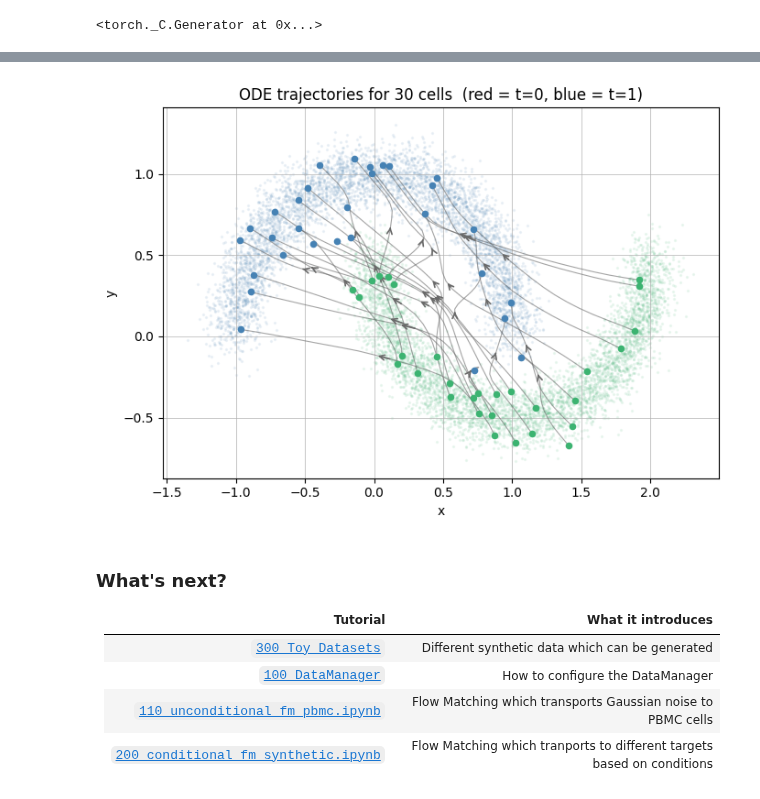
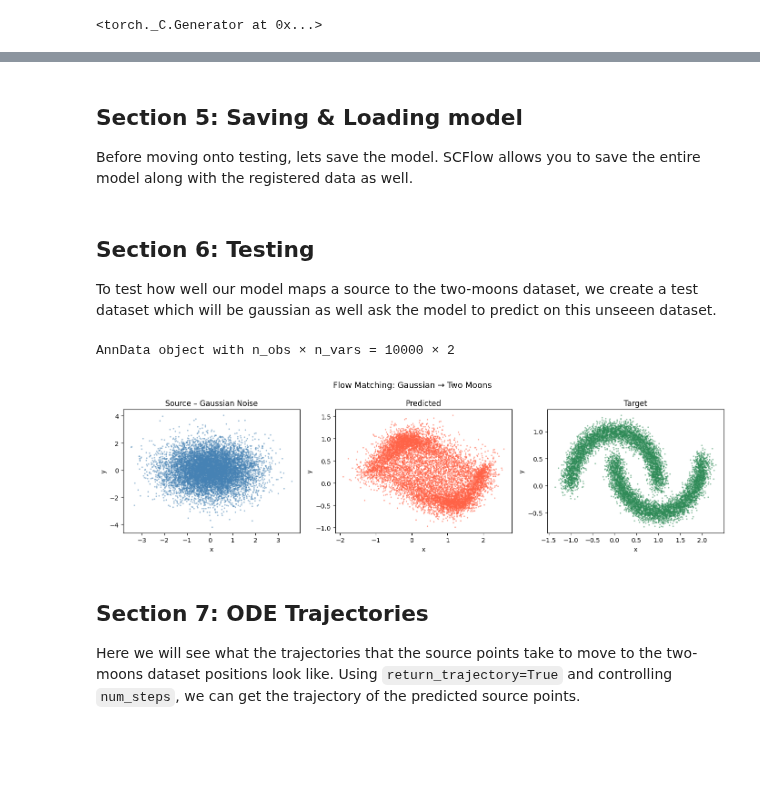
Before and after one commit to theislab/sckitflow, a Jupyter notebook: docs/notebooks/examples/tutorials/100_unconditional_fm_synthetic.ipynb, the cells around one changed output, grey strips where cells are left out. Saved outputs shown, nothing was run; the diff lists cells and outputs as text; code cells hidden in the pictures; blank space fills up the shorter version.

Commit message:
Cleaning tutorials

```diff
--- a/docs/notebooks/examples/tutorials/100_unconditional_fm_synthetic.ipynb
+++ b/docs/notebooks/examples/tutorials/100_unconditional_fm_synthetic.ipynb
@@ -119,14 +37,9 @@ We create synthetic two-moons data using `get_toy_dataset`. Check out [300_Toy_D
 dataset = get_toy_dataset("moons", n_samples=10_000, noise=0.1, random_state=SEED)
 adata = dataset.adata
 
-# Labels are in obsm['Y'] as strings ('0' / '1') — move to obs for DataManager
-adata.obs["label"] = np.array(adata.obsm["Y"]).ravel()
-
-# Dummy condition representation — required by DataManager schema, ignored by dispatch_fn
-adata.uns["label_reps"] = {"0": np.zeros(1, dtype=np.float32), "1": np.zeros(1, dtype=np.float32)}
 
 print(adata)
-print("\nLabel counts:")
-print(adata.obs["label"].value_counts())
+print(f"Y:{adata.obsm['Y'].ravel()}")  # Which moon does each point belong to. Either '0' or '1' -> Upper or lower moon
+print(f"Dataset Parameters: {adata.uns['dataset_info']}")
 # %% [output]
 AnnData object with n_obs × n_vars = 10000 × 2
@@ -306,0 +151,4 @@ same direction (without crossing) indicate the model has learned a coherent velo
+# %% [markdown]
+## Section 5: Saving & Loading model
+
+Before moving onto testing, lets save the model. SCFlow allows you to save the entire model along with the registered data as well.
@@ -307,45 +157,41 @@ same direction (without crossing) indicate the model has learned a coherent velo
+# %%
+model = SCFlow.load(filepath="cfm_moons_model.pt")
+# %% [markdown]
+## Section 6: Testing
+
+To test how well our model maps a source to the two-moons dataset, we create a test dataset which will be gaussian as well ask the model to predict on this unseeen dataset.
+# %%
+X_all = np.array(adata.X)  # target
+X_source = np.random.randn(len(adata), 2).astype(np.float32)  # Gaussian source
+adata_source = ad.AnnData(X_source)
+
+adata_pred = model.predict(adata_source)
+X_pred = np.array(adata_pred.X)
+print(adata_pred)
+# %% [output]
+AnnData object with n_obs × n_vars = 10000 × 2
 # %%
-# Same cells as Section 7
-src_small = src_t[idx]
+fig, axes = plt.subplots(1, 3, figsize=(14, 4))
 
-model.vf.eval()
-with torch.no_grad():
-    traj = model.predict_trajectory(src_small, n_steps=20)
+axes[0].scatter(X_source[:, 0], X_source[:, 1], s=2, alpha=0.4, color="steelblue")
+axes[0].set_title("Source – Gaussian Noise")
 
-traj_np = traj.numpy()
+axes[1].scatter(X_pred[:, 0], X_pred[:, 1], s=2, alpha=0.4, color="tomato")
+axes[1].set_title("Predicted")
 
-fig, ax = plt.subplots(figsize=(7, 5))
-ax.scatter(src_np[:, 0], src_np[:, 1], s=2, alpha=0.08, color="mediumseagreen")
-ax.scatter(tgt_np[:, 0], tgt_np[:, 1], s=2, alpha=0.08, color="steelblue")
+axes[2].scatter(X_all[:, 0], X_all[:, 1], s=2, alpha=0.4, color="seagreen")
+axes[2].set_title("Target")
 
-mid = traj_np.shape[0] // 2  # midpoint index for arrowhead
+for ax in axes:
+    ax.set_xlabel("x")
+    ax.set_ylabel("y")
 
-for i in range(n_show):
-    ax.plot(traj_np[:, i, 0], traj_np[:, i, 1], lw=0.8, alpha=0.6, color="dimgray")
-    # Arrowhead at midpoint to show direction of travel
-    ax.annotate(
-        "",
-        xy=(traj_np[mid + 1, i, 0], traj_np[mid + 1, i, 1]),
-        xytext=(traj_np[mid, i, 0], traj_np[mid, i, 1]),
-        arrowprops={"arrowstyle": "->", "color": "dimgray", "lw": 1.2},
-    )
-    ax.scatter(traj_np[0, i, 0], traj_np[0, i, 1], s=20, color="mediumseagreen", zorder=5)
-    ax.scatter(traj_np[-1, i, 0], traj_np[-1, i, 1], s=20, color="steelblue", zorder=5)
-
-ax.set_xlabel("x")
-ax.set_ylabel("y")
-ax.set_title(f"ODE trajectories for {n_show} cells  (red = t=0, blue = t=1)")
-ax.grid(linewidth=0.5)
+plt.suptitle("Flow Matching: Gaussian → Two Moons", fontsize=13)
 plt.tight_layout()
 plt.show()
 # %% [output]
-[figure, old version]
+[figure, new version]
 # %% [markdown]
-### What's next?
+## Section 7: ODE Trajectories
 
-| Tutorial | What it introduces |
-|---|---|
-| [`300_Toy_Datasets`](../examples/data/300_toy_datasets.ipynb) | Different synthetic data which can be generated |
-| [`100_DataManager`](../examples/data/100_datamanager.ipynb) | How to configure the DataManager |
-| [`110_unconditional_fm_pbmc.ipynb`](110_unconditional_fm_pbmc.ipynb) | Flow Matching which transports Gaussian noise to PBMC cells |
-| [`200_conditional_fm_synthetic.ipynb`](200_conditional_fm_synthetic.ipynb) | Flow Matching which tranports to different targets based on conditions |
+Here we will see what the trajectories that the source points take to move to the two-moons dataset positions look like. Using `return_trajectory=True` and controlling `num_steps`, we can get the trajectory of the predicted source points.
```
Also changed, not shown: parts of 35 cells of this notebook, 2 other files.
